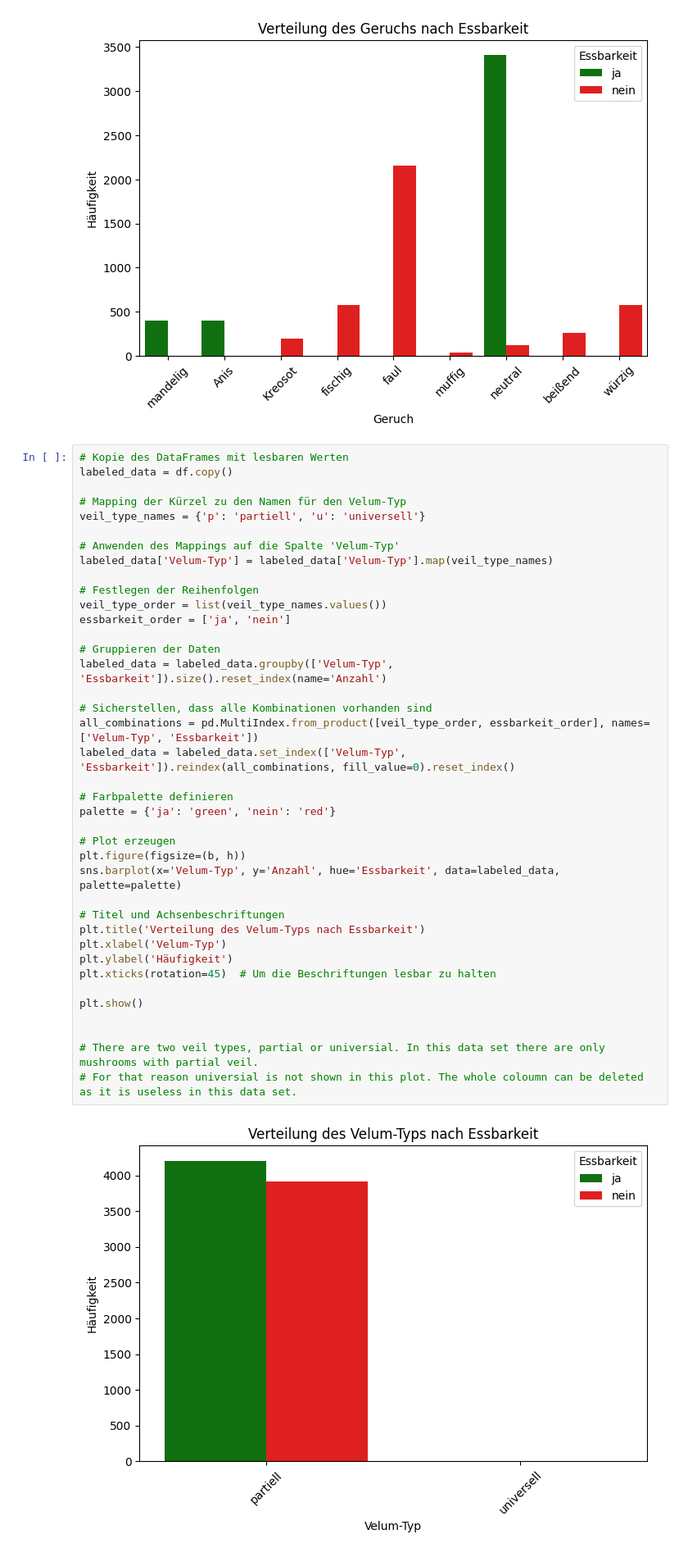
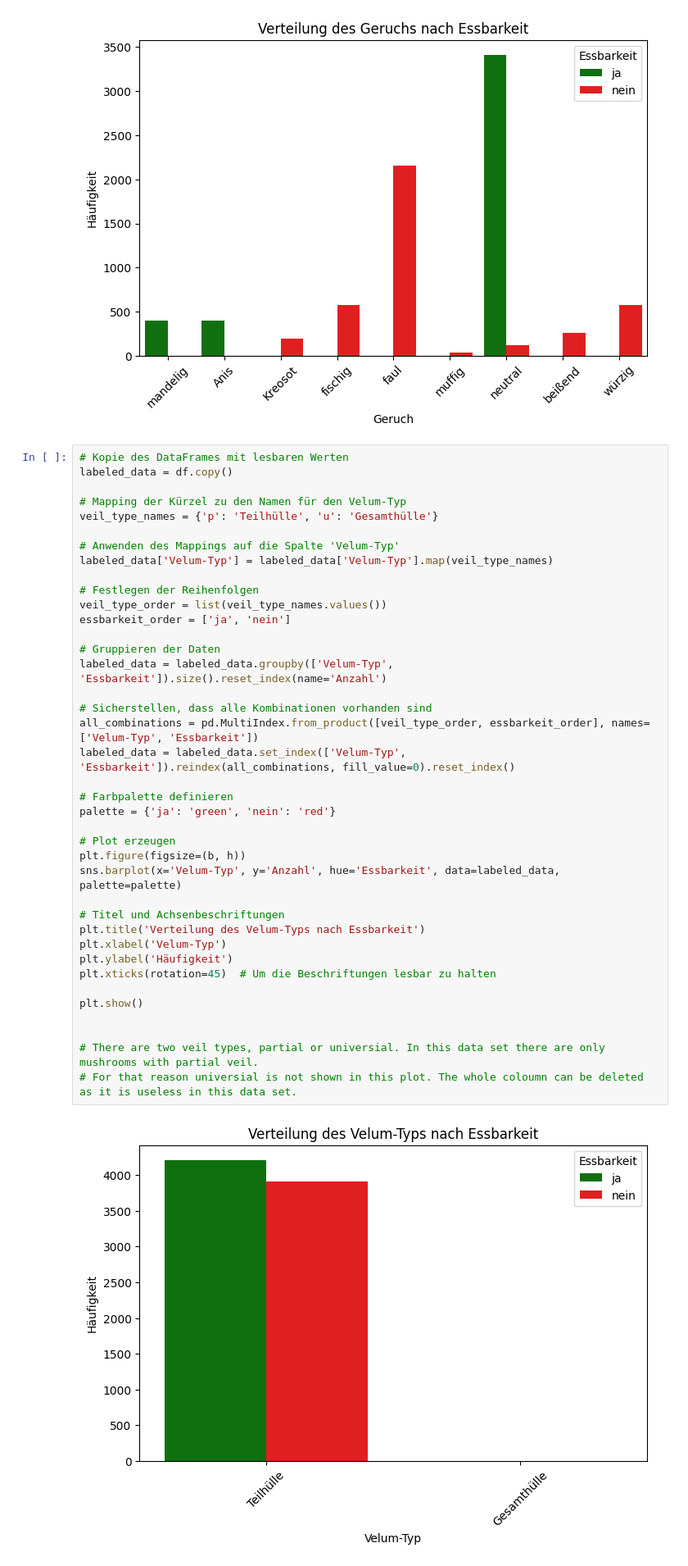
Before and after one commit to alarmedWater/ML, a Jupyter notebook: Plots_explore_deutsch.ipynb, the cells around one changed output. Shown: that part at 82% size. Drawn from its saved outputs; the diff is of its cells as text.

```diff
--- a/Plots_explore_deutsch.ipynb
+++ b/Plots_explore_deutsch.ipynb
@@ -366,7 +366,7 @@ plt.show()
 labeled_data = df.copy()
 
 # Mapping der Kürzel zu den Namen für den Velum-Typ
-veil_type_names = {'p': 'partiell', 'u': 'universell'}
+veil_type_names = {'p': 'Teilhülle', 'u': 'Gesamthülle'}
 
 # Anwenden des Mappings auf die Spalte 'Velum-Typ'
 labeled_data['Velum-Typ'] = labeled_data['Velum-Typ'].map(veil_type_names)
@@ -374,34 +374,34 @@ labeled_data['Velum-Typ'] = labeled_data['Velum-Typ'].map(veil_type_names)
 # Festlegen der Reihenfolgen
 veil_type_order = list(veil_type_names.values())
 essbarkeit_order = ['ja', 'nein']
 
 # Gruppieren der Daten
 labeled_data = labeled_data.groupby(['Velum-Typ', 'Essbarkeit']).size().reset_index(name='Anzahl')
 
 # Sicherstellen, dass alle Kombinationen vorhanden sind
 all_combinations = pd.MultiIndex.from_product([veil_type_order, essbarkeit_order], names=['Velum-Typ', 'Essbarkeit'])
 labeled_data = labeled_data.set_index(['Velum-Typ', 'Essbarkeit']).reindex(all_combinations, fill_value=0).reset_index()
 
 # Farbpalette definieren
 palette = {'ja': 'green', 'nein': 'red'}
 
 # Plot erzeugen
 plt.figure(figsize=(b, h))
 sns.barplot(x='Velum-Typ', y='Anzahl', hue='Essbarkeit', data=labeled_data, palette=palette)
 
 # Titel und Achsenbeschriftungen
 plt.title('Verteilung des Velum-Typs nach Essbarkeit')
 plt.xlabel('Velum-Typ')
 plt.ylabel('Häufigkeit')
 plt.xticks(rotation=45)  # Um die Beschriftungen lesbar zu halten
 
 plt.show()
 
 
 # There are two veil types, partial or universial. In this data set there are only mushrooms with partial veil.
 # For that reason universial is not shown in this plot. The whole coloumn can be deleted as it is useless in this data set.
 # %% [output]
-[figure, old version]
+[figure, new version]
 # %%
 # Kopie des DataFrames mit lesbaren Werten
 labeled_data = df.copy()
```
